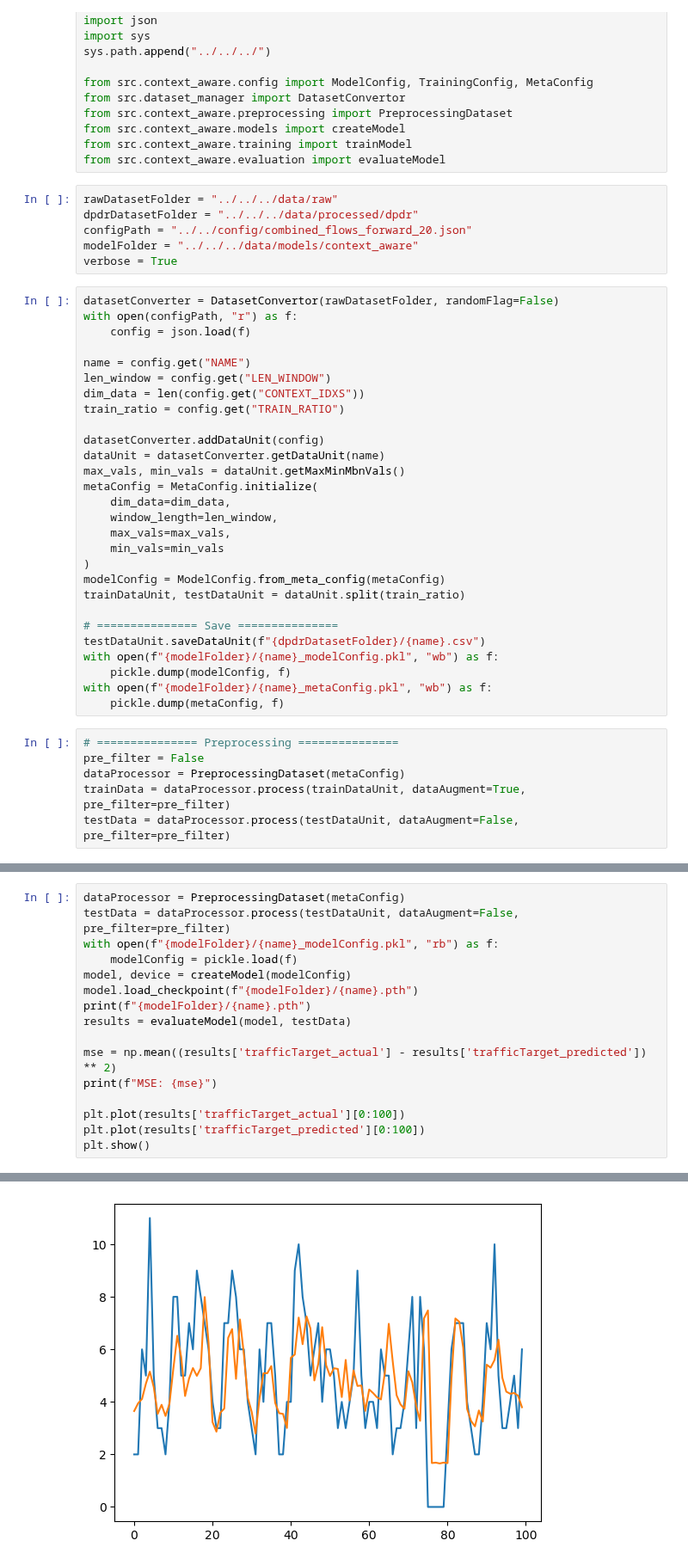
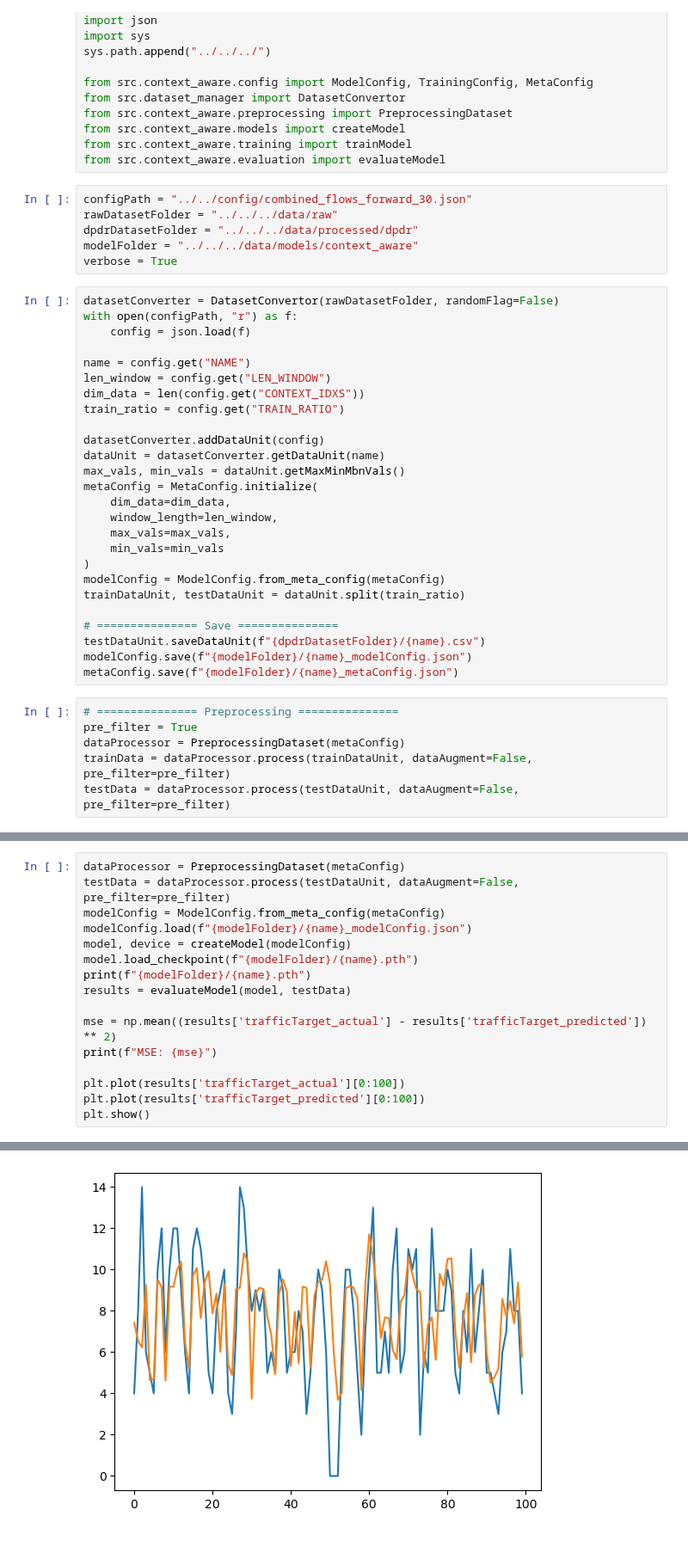
Before and after one commit to evanyeh5118/context_aware_traffic_predictor, a Jupyter notebook: experiments/notebooks/training/train_context_aware.ipynb, the cells around one changed output, grey strips where cells are left out. Shown at 86% size. Drawn from its saved outputs; the diff is of its cells as text.

```diff
--- a/experiments/notebooks/training/train_context_aware.ipynb
+++ b/experiments/notebooks/training/train_context_aware.ipynb
@@ -17,9 +17,9 @@ from src.context_aware.models import createModel
 from src.context_aware.training import trainModel
 from src.context_aware.evaluation import evaluateModel
 # %%
+configPath = "../../config/combined_flows_forward_30.json"
 rawDatasetFolder = "../../../data/raw"
 dpdrDatasetFolder = "../../../data/processed/dpdr"
-configPath = "../../config/combined_flows_forward_20.json"
 modelFolder = "../../../data/models/context_aware"
 verbose = True
 # %%
@@ -46,15 +46,13 @@ trainDataUnit, testDataUnit = dataUnit.split(train_ratio)
 
 # =============== Save ===============
 testDataUnit.saveDataUnit(f"{dpdrDatasetFolder}/{name}.csv")
-with open(f"{modelFolder}/{name}_modelConfig.pkl", "wb") as f:
-    pickle.dump(modelConfig, f)
-with open(f"{modelFolder}/{name}_metaConfig.pkl", "wb") as f:
-    pickle.dump(metaConfig, f)
+modelConfig.save(f"{modelFolder}/{name}_modelConfig.json")
+metaConfig.save(f"{modelFolder}/{name}_metaConfig.json")
 # %%
 # =============== Preprocessing ===============
-pre_filter = False
+pre_filter = True
 dataProcessor = PreprocessingDataset(metaConfig)
-trainData = dataProcessor.process(trainDataUnit, dataAugment=True, pre_filter=pre_filter)
+trainData = dataProcessor.process(trainDataUnit, dataAugment=False, pre_filter=pre_filter)
 testData = dataProcessor.process(testDataUnit, dataAugment=False, pre_filter=pre_filter)
 # %%
 
@@ -92,8 +90,8 @@ plt.show()
 # %%
 dataProcessor = PreprocessingDataset(metaConfig)
 testData = dataProcessor.process(testDataUnit, dataAugment=False, pre_filter=pre_filter)
-with open(f"{modelFolder}/{name}_modelConfig.pkl", "rb") as f:
-    modelConfig = pickle.load(f)
+modelConfig = ModelConfig.from_meta_config(metaConfig)
+modelConfig.load(f"{modelFolder}/{name}_modelConfig.json")
 model, device = createModel(modelConfig)
 model.load_checkpoint(f"{modelFolder}/{name}.pth")
 print(f"{modelFolder}/{name}.pth")
@@ -111 +109 @@ MSE: 3.7412068843841553
-[figure, old version]
+[figure, new version]
```
Also changed, not shown: parts of 3 cells of this notebook, 43 other files.
